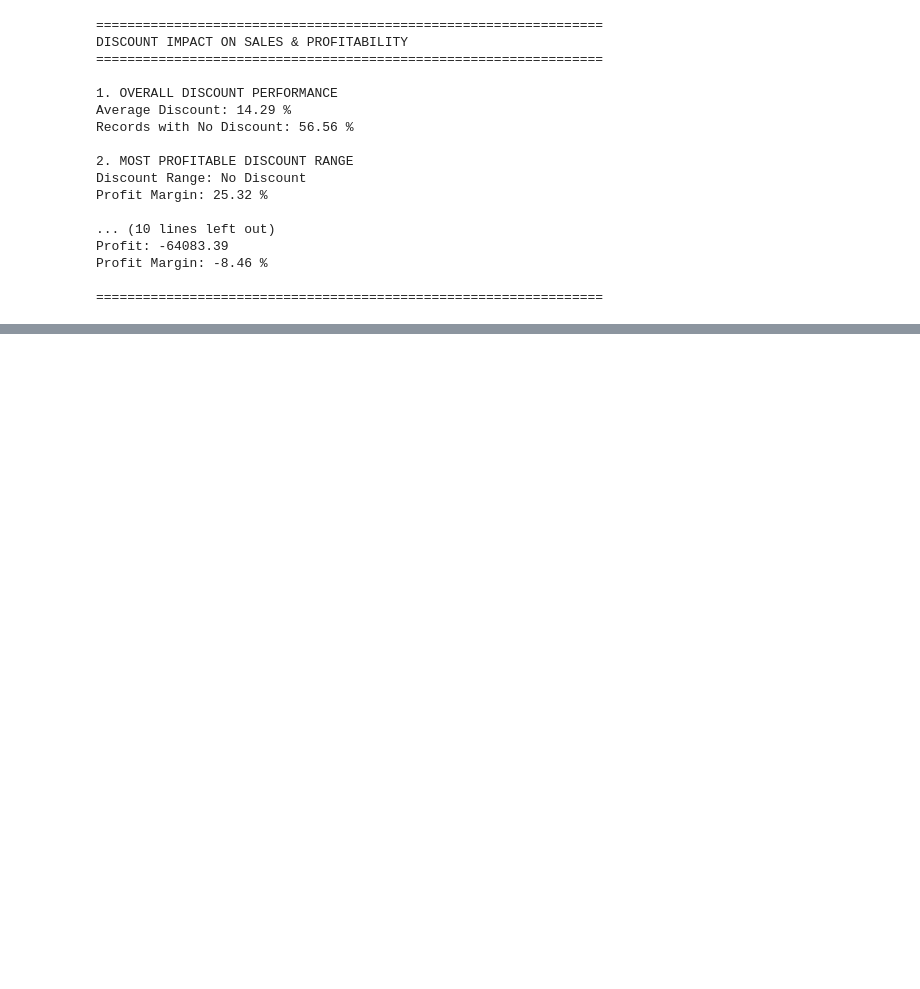
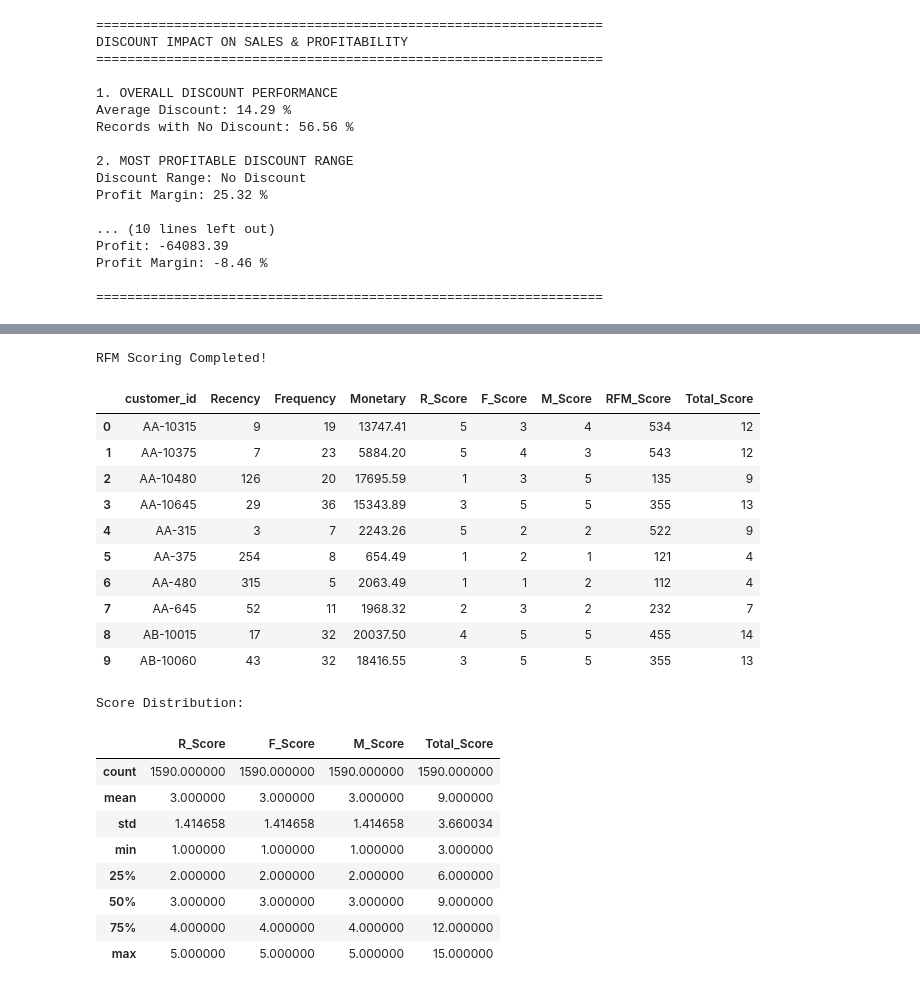
Before and after one commit to code-with-ansh/sales-business-analytics, a Jupyter notebook: notebooks/eda_time_based_analysis.ipynb, the cells around one changed output, grey strips where cells are left out. Cells and saved outputs as stored; diff of their text form; code cells hidden in the pictures; blank space fills up the shorter version.

```diff
--- a/notebooks/eda_time_based_analysis.ipynb
+++ b/notebooks/eda_time_based_analysis.ipynb
@@ -1654,0 +1734,65 @@ Profit Margin: -8.46 %
+# %%
+# ==========================================
+# SECTION 43: RFM SCORING
+# ==========================================
+
+# Assign scores from 1 to 5
+rfm["R_Score"] = pd.qcut(
+    rfm["Recency"].rank(method="first"),
+    5,
+    labels=[5, 4, 3, 2, 1]
+).astype(int)
+
+rfm["F_Score"] = pd.qcut(
+    rfm["Frequency"].rank(method="first"),
+    5,
+    labels=[1, 2, 3, 4, 5]
+).astype(int)
+
+rfm["M_Score"] = pd.qcut(
+    rfm["Monetary"].rank(method="first"),
+    5,
+    labels=[1, 2, 3, 4, 5]
+).astype(int)
+
+# Combined RFM score
+rfm["RFM_Score"] = (
+    rfm["R_Score"].astype(str) +
+    rfm["F_Score"].astype(str) +
+    rfm["M_Score"].astype(str)
+)
+
+rfm["Total_Score"] = (
+    rfm["R_Score"] +
+    rfm["F_Score"] +
+    rfm["M_Score"]
+)
+
+print("RFM Scoring Completed!")
+display(rfm.head(10))
+
+print("\nScore Distribution:")
+display(rfm[["R_Score", "F_Score", "M_Score", "Total_Score"]].describe())
+# %% [output]
+RFM Scoring Completed!
+|  | customer_id | Recency | Frequency | Monetary | R_Score | F_Score | M_Score | RFM_Score | Total_Score |
+| 0 | AA-10315 | 9 | 19 | 13747.41 | 5 | 3 | 4 | 534 | 12 |
+| 1 | AA-10375 | 7 | 23 | 5884.20 | 5 | 4 | 3 | 543 | 12 |
+| 2 | AA-10480 | 126 | 20 | 17695.59 | 1 | 3 | 5 | 135 | 9 |
+| 3 | AA-10645 | 29 | 36 | 15343.89 | 3 | 5 | 5 | 355 | 13 |
+| 4 | AA-315 | 3 | 7 | 2243.26 | 5 | 2 | 2 | 522 | 9 |
+| 5 | AA-375 | 254 | 8 | 654.49 | 1 | 2 | 1 | 121 | 4 |
+| 6 | AA-480 | 315 | 5 | 2063.49 | 1 | 1 | 2 | 112 | 4 |
+| 7 | AA-645 | 52 | 11 | 1968.32 | 2 | 3 | 2 | 232 | 7 |
+| 8 | AB-10015 | 17 | 32 | 20037.50 | 4 | 5 | 5 | 455 | 14 |
+| 9 | AB-10060 | 43 | 32 | 18416.55 | 3 | 5 | 5 | 355 | 13 |
+Score Distribution:
+|  | R_Score | F_Score | M_Score | Total_Score |
+| count | 1590.000000 | 1590.000000 | 1590.000000 | 1590.000000 |
+| mean | 3.000000 | 3.000000 | 3.000000 | 9.000000 |
+| std | 1.414658 | 1.414658 | 1.414658 | 3.660034 |
+| min | 1.000000 | 1.000000 | 1.000000 | 3.000000 |
+| 25% | 2.000000 | 2.000000 | 2.000000 | 6.000000 |
+| 50% | 3.000000 | 3.000000 | 3.000000 | 9.000000 |
+| 75% | 4.000000 | 4.000000 | 4.000000 | 12.000000 |
+| max | 5.000000 | 5.000000 | 5.000000 | 15.000000 |
```
Also changed, not shown: parts of 12 cells of this notebook.
